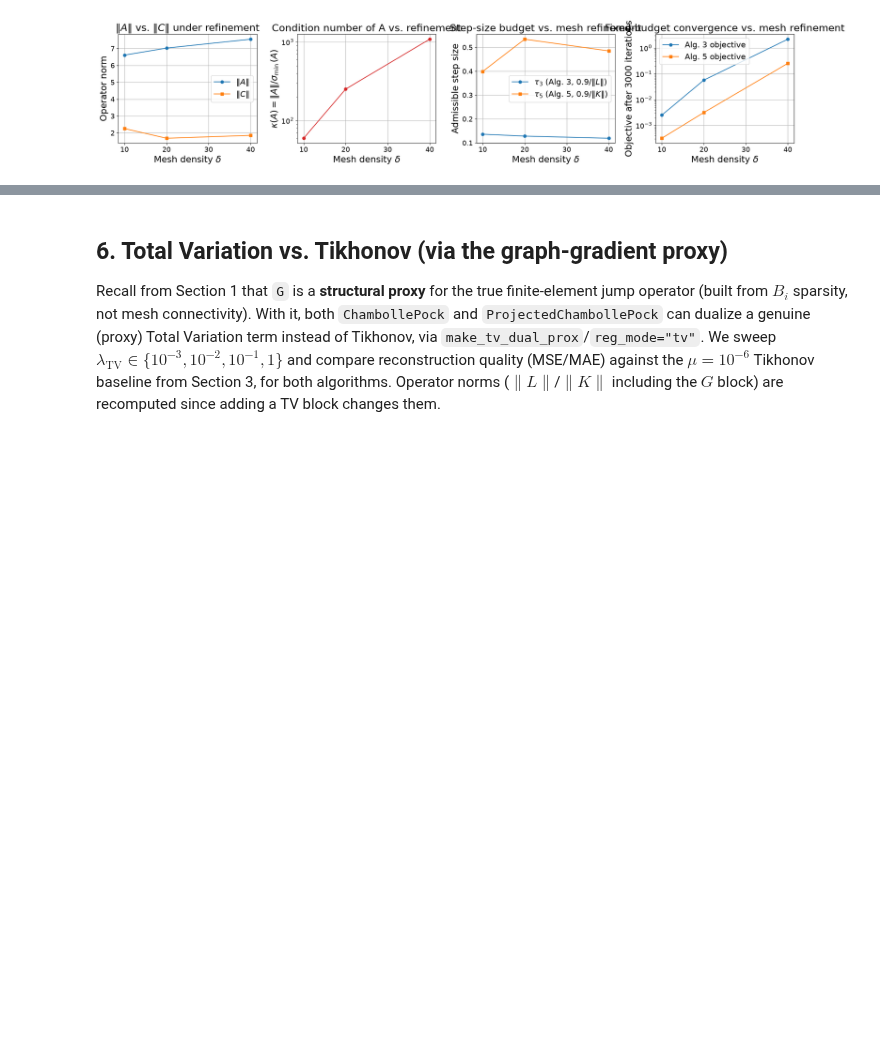
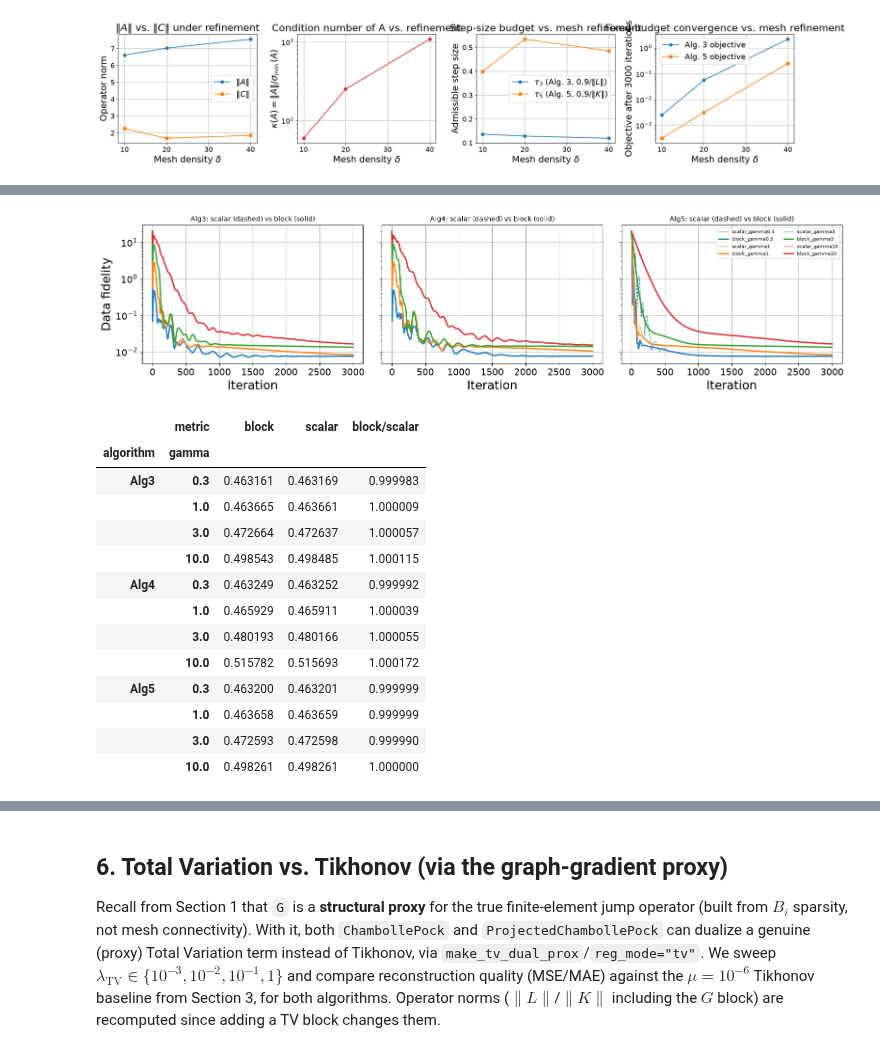
Before and after one commit to dmelan/fp-algs, a Jupyter notebook: part4_5_chambolle_pock_comparison.ipynb, the cells around one changed output, grey strips where cells are left out. Saved outputs shown, nothing was run; the diff lists cells and outputs as text; code cells hidden in the pictures; blank space fills up the shorter version.

Commit message:
Adding testing with different parameters for dual step and tv step

```diff
--- a/part4_5_chambolle_pock_comparison.ipynb
+++ b/part4_5_chambolle_pock_comparison.ipynb
@@ -302,7 +302,7 @@ mu_big = 1.0
 algo3_big = ChambollePock(
     exp_name="part45", algo_plot_name="Alg3-mu1.0", f=f_full,
     A=pb.A, B=pb.B_list, C=pb.C, G=Id, d=pb.d_list,
-    I=pb.I, L=pb.L, P=pb.P, tau=tau, sigma=sigma,
+    I=pb.I, L=pb.L, P=pb.P, tau=tau, sigma_pde=sigma,
     prox_dual_reg=make_tikhonov_dual_prox(mu_big),
 )
 x3_big = algo3_big.run(x0=x0, max_iterations=3000)
@@ -313,7 +313,7 @@ for label, mu_variant in [("unscaled", mu_big), ("scaled_mu_over_S", mu_big / 2)
     algo4_big = DistributedChambollePock(
         exp_name="part45", algo_plot_name=f"Alg4-mu1.0-{label}", f=f_full,
         A=pb.A, B=pb.B_list, C=pb.C, G=Id, d=pb.d_list,
-        S=2, I=pb.I, L=pb.L, P=pb.P, tau=tau, sigma=sigma,
+        S=2, I=pb.I, L=pb.L, P=pb.P, tau=tau, sigma_pde=sigma,
         prox_dual_reg=make_tikhonov_dual_prox(mu_variant),
         agent_indices=agent_indices, use_mpi=False,
     )
@@ -595,0 +692,9 @@ $8.6\times$ at the offline $\delta=40$ point).
+# %%
+# Scalar vs block dual metric at matched gamma, on all three Chambolle-Pock algorithms,
+# with TV enabled. Runs 8 configurations x {Alg3, Alg4, Alg5}; ~2 minutes.
+blocksig_df, blocksig_curves, blocksig_norms = cmp.run_block_sigma_comparison(
+    pb, DIRS, logger, lambda_tv=LAMBDA_TV, gammas=GAMMAS, safety=SAFETY, max_iterations=3000
+)
+blocksig_df[["algorithm", "variant", "tau", "sigma_pde_or_dat", "sigma_reg", "sigma_ratio",
+             "condition_lhs", "data_fidelity", "tv_energy", "total_objective", "mse",
+             "feasibility"]].round(6)
@@ -595,0 +736,38 @@ $8.6\times$ at the offline $\delta=40$ point).
+# %%
+fig, axs = plt.subplots(1, 3, figsize=(16, 4.2), sharey=True)
+colors = {g: f"C{j}" for j, g in enumerate(GAMMAS)}
+for ax, family in zip(axs, ["Alg3", "Alg4", "Alg5"]):
+    for label, fvals in blocksig_curves[family].items():
+        metric, _, gamma_txt = label.partition("_gamma")
+        ax.plot(np.clip(fvals, 1e-12, 1e12), color=colors[float(gamma_txt)],
+                linestyle="--" if metric == "scalar" else "-",
+                linewidth=1.0 if metric == "scalar" else 2.2, alpha=0.9, label=label)
+    ax.set_yscale("log")
+    ax.set_xlabel("Iteration")
+    ax.set_title(f"{family}: scalar (dashed) vs block (solid)", fontsize=10)
+axs[0].set_ylabel("Data fidelity")
+axs[-1].legend(fontsize=7, ncol=2)
+plt.tight_layout()
+plt.show()
+
+# Pair each block run with its scalar twin at the same gamma: does the split help?
+paired = blocksig_df.pivot_table(index=["algorithm", "gamma"], columns="metric",
+                                 values="total_objective")
+paired["block/scalar"] = paired["block"] / paired["scalar"]
+paired.round(6)
+# %% [output]
+[figure, added]
+|  | metric | block | scalar | block/scalar |
+| algorithm | gamma |  |  |  |
+| Alg3 | 0.3 | 0.463161 | 0.463169 | 0.999983 |
+|  | 1.0 | 0.463665 | 0.463661 | 1.000009 |
+|  | 3.0 | 0.472664 | 0.472637 | 1.000057 |
+|  | 10.0 | 0.498543 | 0.498485 | 1.000115 |
+| Alg4 | 0.3 | 0.463249 | 0.463252 | 0.999992 |
+|  | 1.0 | 0.465929 | 0.465911 | 1.000039 |
+|  | 3.0 | 0.480193 | 0.480166 | 1.000055 |
+|  | 10.0 | 0.515782 | 0.515693 | 1.000172 |
+| Alg5 | 0.3 | 0.463200 | 0.463201 | 0.999999 |
+|  | 1.0 | 0.463658 | 0.463659 | 0.999999 |
+|  | 3.0 | 0.472593 | 0.472598 | 0.999990 |
+|  | 10.0 | 0.498261 | 0.498261 | 1.000000 |
```
Also changed, not shown: parts of 29 cells of this notebook, 3 other files.
